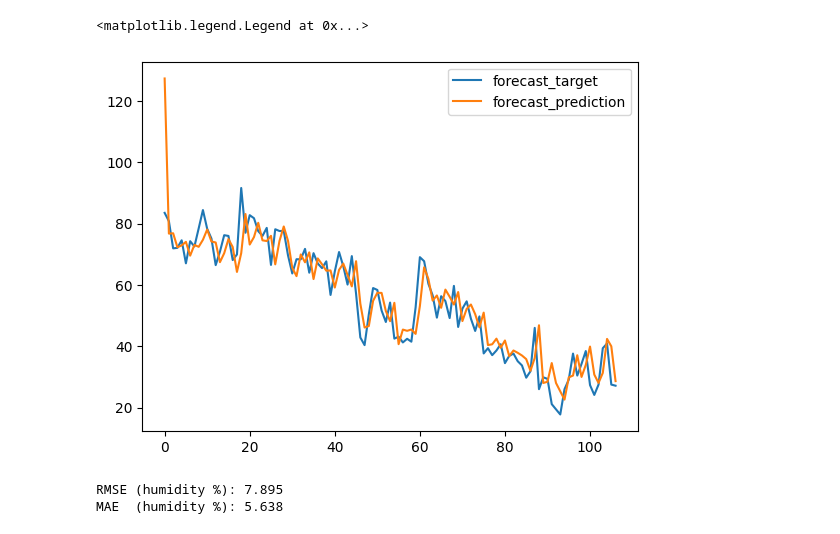
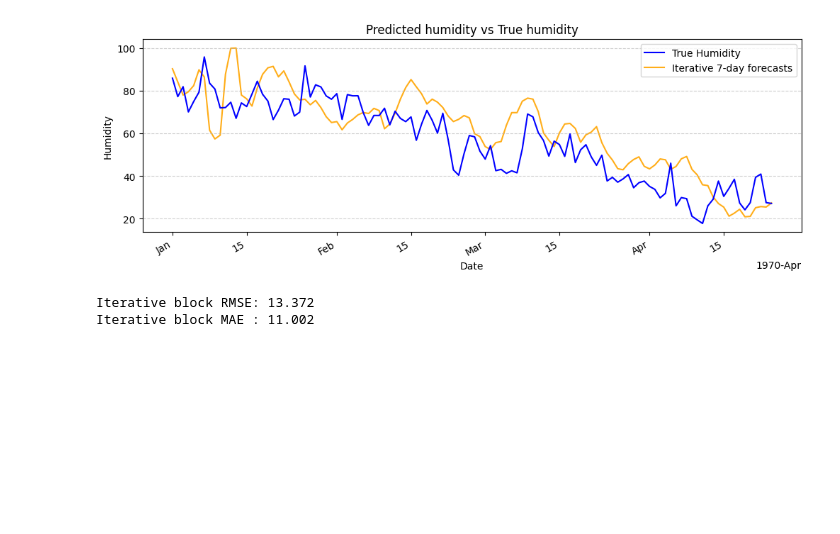
Before and after one commit to AntoniooOliva/Climate-A2, a Jupyter notebook: autoregression.ipynb, the cells around one changed output. Cells and saved outputs as stored; diff of their text form; code cells hidden in the pictures; blank space fills up the shorter version.

Commit message:
7-days prediction for autoregression, LSTM and Transformer NN

```diff
--- a/autoregression.ipynb
+++ b/autoregression.ipynb
@@ -44,19 +44,23 @@ Train shapes: (1455, 7, 4) (1455,)
 # %%
-N, _, D = X_train.shape   # D = number of features (4)
+N, _, D = X_train.shape
 X_train_flat = X_train.reshape(N, T*D)
 
 i = Input(shape=(T*D,))
-x = Dense(1)(i)
+x = Dense(64, activation='relu')(i)
+x = Dense(32, activation='relu')(x)
+x = Dense(H)(x)
 model = Model(i, x)
 
 model.compile(
     loss="mse",
-    optimizer=Adam(learning_rate=0.01)
+    optimizer=Adam(learning_rate=0.001),
 )
 
+n_train = int(0.8 * N)
 r = model.fit(
-    X_train_flat[:-N//2], Y_train[:-N//2],
-    epochs=100,
-    validation_data=(X_train_flat[-N//2:], Y_train[-N//2:])
+    X_train_flat[:n_train], Y_train[:n_train],
+    epochs=200,
+    validation_data=(X_train_flat[n_train:], Y_train[n_train:]),
+    verbose=1
 )
 # %% [output]
@@ -112,17 +145,27 @@ Test Loss: 0.2217705249786377
 # %%
-plt.plot(Y_test_orig, label="forecast_target")
-plt.plot(Y_pred_orig, label="forecast_prediction")
-plt.legend()
+import matplotlib.dates as mdates
+
+preds_plot = np.clip(preds_orig, 0, 100)
+
+fig, ax = plt.subplots(figsize=(12,4))
+ax.plot(test.index, true_humidity, label='True Humidity', color='blue', zorder=2)
+ax.plot(test.index, preds_plot, label='Iterative 7-day forecasts', color='orange', alpha=0.9, zorder=1)
+ax.set_title('Predicted humidity vs True humidity')
+ax.set_xlabel('Date'); ax.set_ylabel('Humidity')
+ax.legend(loc='upper right')
+ax.grid(axis='y', linestyle='--', alpha=0.6)
+
+ax.xaxis.set_major_locator(mdates.AutoDateLocator())
+ax.xaxis.set_major_formatter(mdates.ConciseDateFormatter(ax.xaxis.get_major_locator()))
+fig.autofmt_xdate()
+plt.show()
 # %% [output]
-<matplotlib.legend.Legend at 0x...>
-[figure, old version]
+[figure, new version]
 # %%
-# Performance metrics
-rmse = np.sqrt(mean_squared_error(Y_test_orig, Y_pred_orig))
-mae = mean_absolute_error(Y_test_orig, Y_pred_orig)
-
-print(f"RMSE (humidity %): {rmse:.3f}")
-print(f"MAE  (humidity %): {mae:.3f}")
+rmse = np.sqrt(mean_squared_error(true_humidity, preds_orig))
+mae  = mean_absolute_error(true_humidity, preds_orig)
+print(f"Iterative block RMSE: {rmse:.3f}")
+print(f"Iterative block MAE : {mae:.3f}")
 # %% [output]
-RMSE (humidity %): 7.895
-MAE  (humidity %): 5.638
+Iterative block RMSE: 13.372
+Iterative block MAE : 11.002
```
Also changed, not shown: parts of 4 cells of this notebook, 2 other files.
